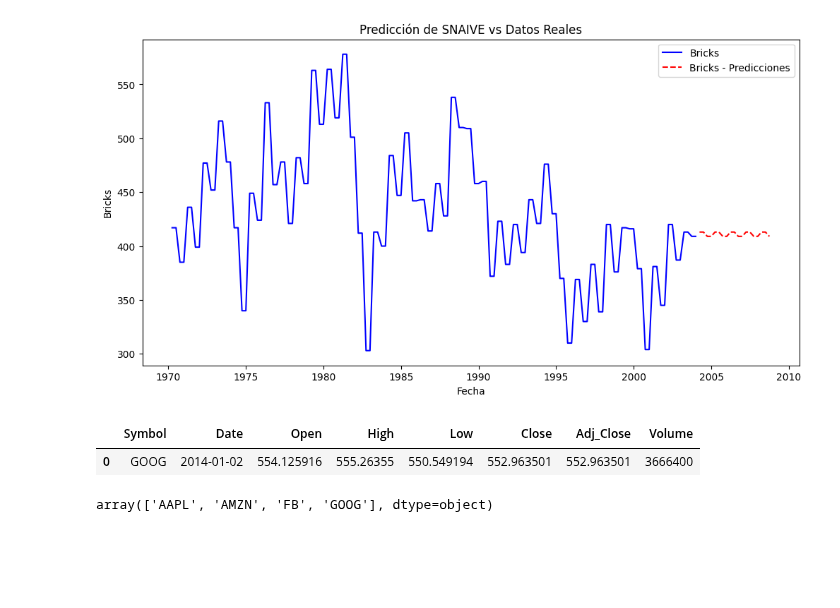
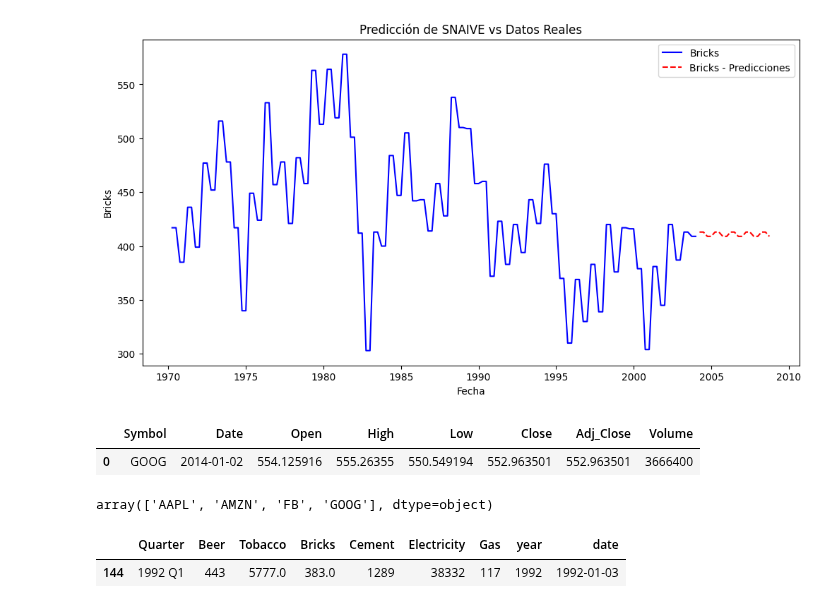
Before and after one commit to DavidGuzzi/TSA, a Jupyter notebook: Forecasting Principles and Practice 3rd/2/5.ipynb, the cells around one changed output. Saved outputs shown, nothing was run; the diff lists cells and outputs as text; code cells hidden in the pictures; blank space fills up the shorter version.

```diff
--- a/Forecasting Principles and Practice 3rd/2/5.ipynb
+++ b/Forecasting Principles and Practice 3rd/2/5.ipynb
@@ -240,3 +240,26 @@ google.head(1)
 stocks['Symbol'].unique()
 # %% [output]
 array(['AAPL', 'AMZN', 'FB', 'GOOG'], dtype=object)
+# %%
+import pandas as pd
+path_aus_production= r"C:\Users\HP\OneDrive\Escritorio\David Guzzi\Github\TSA\Forecasting Principles and Practice 3rd\2\aus_production.csv"
+
+aus_production = pd.read_csv(path_aus_production)
+
+aus_production['year'] = aus_production['Quarter'].str[:4].astype(int)
+
+# Función para convertir el trimestre en la fecha del primer día del último mes del trimestre
+def quarter_to_date(quarter):
+    year, q = quarter.split()
+    month = {'Q1': '03', 'Q2': '06', 'Q3': '09', 'Q4': '12'}[q]
+    return f'01-{month}-{year}'
+
+# Crear la columna 'date' con el primer día del último mes del trimestre
+aus_production['date'] = aus_production['Quarter'].apply(quarter_to_date)
+aus_production['date'] = pd.to_datetime(aus_production['date'])
+
+aus_production = aus_production[(aus_production['year']>=1992) & (aus_production['year']<=2006)]
+aus_production.head(1)
+# %% [output]
+|  | Quarter | Beer | Tobacco | Bricks | Cement | Electricity | Gas | year | date |
+| 144 | 1992 Q1 | 443 | 5777.0 | 383.0 | 1289 | 38332 | 117 | 1992 | 1992-01-03 |
```
Also changed, not shown: parts of 2 cells of this notebook.
